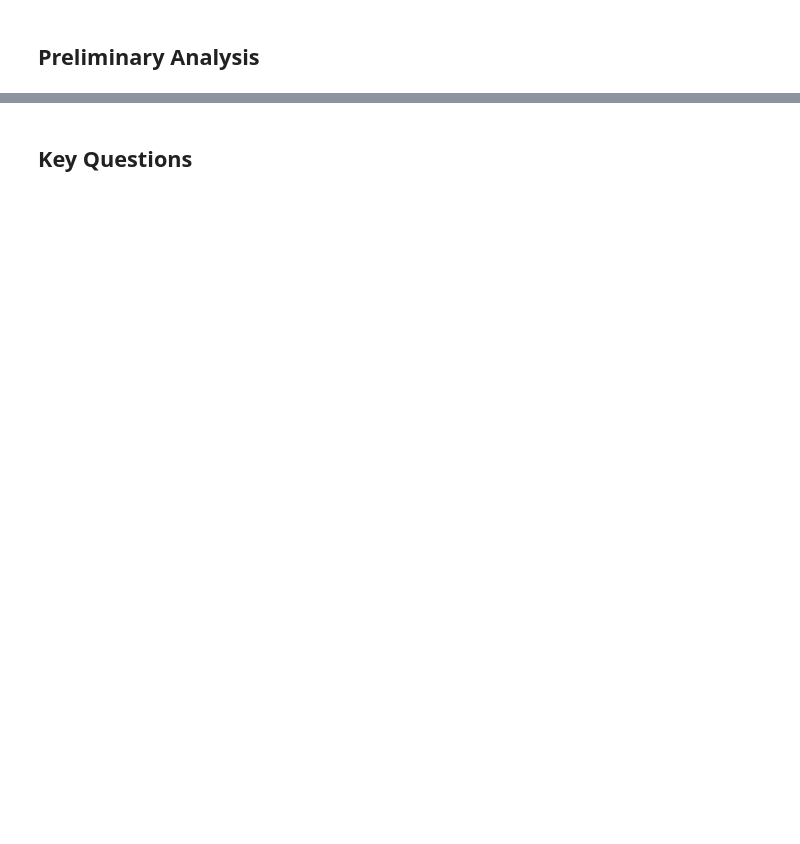
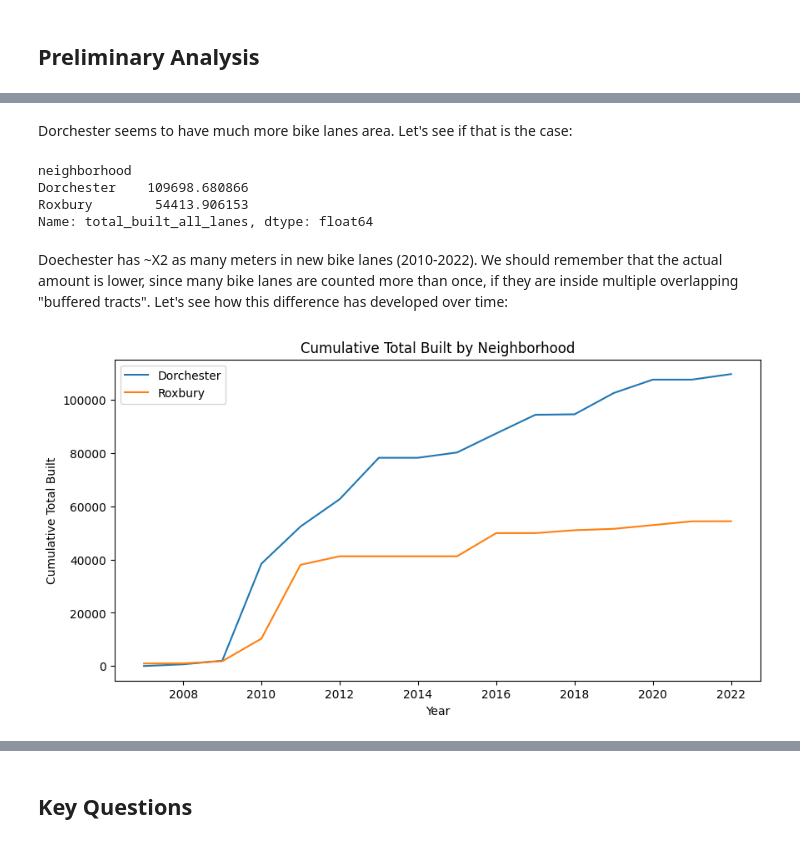
Before and after one commit to BU-Spark/ds-livable-streets-infra, a Jupyter notebook: fa23-team/preprocess.ipynb, the cells around one changed output, grey strips where cells are left out. Saved outputs shown, nothing was run; the diff lists cells and outputs as text; code cells hidden in the pictures; blank space fills up the shorter version.

```diff
--- a/fa23-team/preprocess.ipynb
+++ b/fa23-team/preprocess.ipynb
@@ -17,10 +17,12 @@ fatal: destination path 'ds-livable-streets-infra' already exists and is not an
 import pandas as pd
 import numpy as np
 import os
+import geopandas as gpd
+import matplotlib.pyplot as plt
 
 # Set the current working directory to the root of the repository
-os.chdir("C:/Users/Alex H/OneDrive/Documents/BU Fall 2023/DS701/ds-livable-streets-infra/")
-
+# os.chdir("C:/Users/Alex H/OneDrive/Documents/BU Fall 2023/DS701/ds-livable-streets-infra/")
+os.chdir(r"C:\Users\Raviv\AppData\Roaming\Microsoft\Windows\Start Menu\Programs\Python 3.10\ds-livable-streets-infra")
 # Customize data folder
 data_folder = "fa23-team/data/"
 
@@ -33,8 +35,16 @@ combined_income_owner = pd.read_csv(data_folder+"income_houseownership.csv", ind
 print("Income and house ownership data shape: ",combined_income_owner.shape)
 
 # Read bike infrastructure data
-bike_data = pd.read_csv(data_folder + "roxbury_dorchester_bike_data.csv", index_col=False)
-print("Bike infrastructure data shape: ", bike_data.shape)
+bike_file_path = data_folder + '/Existing_Bike_Network_2023.geojson'
+bike_lanes = gpd.read_file(bike_file_path)
+print("Bike infrastructure shape: ", bike_lanes.shape)
+
+bike_data = pd.read_csv(data_folder + "bike_combined_data_8-11.csv", index_col=False)
+print("Bike aggregated data shape: ", bike_data.shape)
+
+tracts_2010_file_path = data_folder + 'Census_2010_Tracts.geojson' #https://data.boston.gov/dataset/census-2010-tracts
+tracts_2010 = gpd.read_file(tracts_2010_file_path)
+print("Tracts 2010 shape: ", tracts_2010.shape)
 # %% [output]
 Demographic and property value data shape:  (564, 16)
 Income and house ownership data shape:  (606, 17)
@@ -180,0 +267,24 @@ census_bike.head()
+# %% [markdown]
+Dorchester seems to have much more bike lanes area. Let's see if that is the case:
+# %%
+rox_dor_census_bike = census_bike[census_bike['neighborhood'].isin(['Roxbury', 'Dorchester'])]
+rox_dor_census_bike.groupby('neighborhood')['total_built_all_lanes'].sum()
+# %% [output]
+neighborhood
+Dorchester    109698.680866
+Roxbury        54413.906153
+Name: total_built_all_lanes, dtype: float64
+# %% [markdown]
+Doechester has ~X2 as many meters in new bike lanes (2010-2022). We should remember that the actual amount is lower, since many bike lanes are counted more than once, if they are inside multiple overlapping "buffered tracts". Let's see how this difference has developed over time:
+# %%
+# plot cumulative total_built by neighborhood in census_bike across time
+ax = rox_dor_census_bike.groupby(['year', 'neighborhood']).sum()['total_built_all_lanes'].unstack().cumsum().plot(figsize=(10,5))
+
+# Set labels and title
+ax.set_xlabel('Year')
+ax.set_ylabel('Cumulative Total Built')
+ax.set_title('Cumulative Total Built by Neighborhood')
+ax.legend()
+plt.show()
+# %% [output]
+[figure, added]
```
Also changed, not shown: parts of 15 cells of this notebook.
